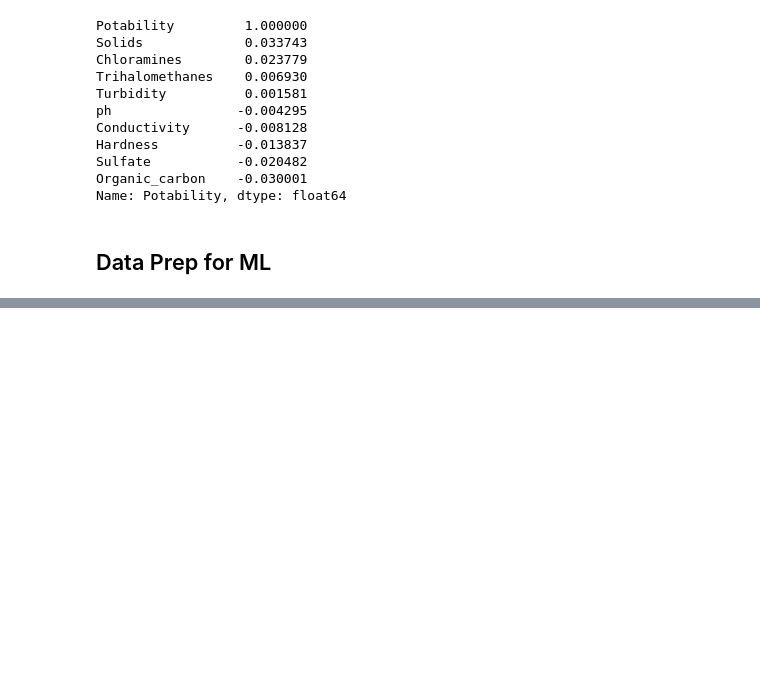
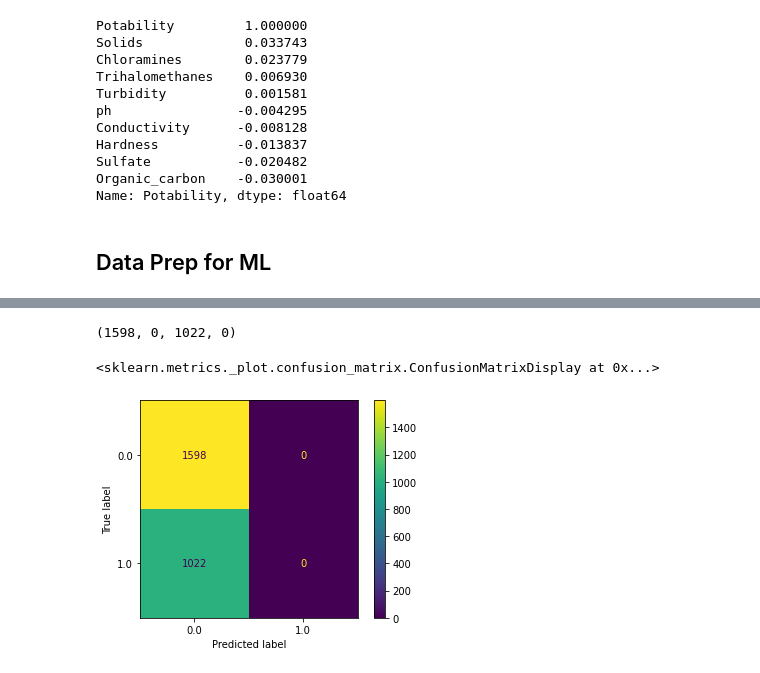
Before and after one commit to lloydhamilton/tensorflow_oreily, a Jupyter notebook: water_quality.ipynb, the cells around one changed output, grey strips where cells are left out. Saved outputs shown, nothing was run; the diff lists cells and outputs as text; code cells hidden in the pictures; blank space fills up the shorter version.

Commit message:
Confusion matrix

```diff
--- a/water_quality.ipynb
+++ b/water_quality.ipynb
@@ -218,0 +263,9 @@ ImportError: cannot import name 'StandarScaler' from 'sklearn.preprocessing' (/U
+# %%
+# Two methods for prediction output.
+log_pred_water_quality_prob = logistic_model.predict_proba(water_quality_tr)
+log_pred_water_quality = logistic_model.predict(water_quality_tr)
+probability_predictions = pd.DataFrame(log_pred_water_quality_prob)
+probability_predictions["Final_pred"] = np.where(probability_predictions.loc[:,1] > 0.5, 1, 0)
+probability_predictions.columns = ["not_portable", "pred_portability", "final_pred"]
+probability_predictions.drop("not_portable", axis = 1, inplace = True)
+probability_predictions
@@ -218,0 +286,12 @@ ImportError: cannot import name 'StandarScaler' from 'sklearn.preprocessing' (/U
+# %%
+# Joining all data back together. Need to set_index if
+# index are wrong the data does not get joined properly. NAN's coehersed
+
+water_quality_tr.columns = water_quality_prep.columns
+water_quality_final_table = pd.concat([water_quality_tr,
+                                       probability_predictions], axis = 1)
+labels = pd.DataFrame(strat_train_set["Potability"]).astype(np.int64)
+water_quality_final_table = water_quality_final_table.set_index(labels.index)
+water_quality_final_table = pd.concat([water_quality_final_table,
+                                      labels], axis = 1)
+water_quality_final_table
@@ -218,0 +312,18 @@ ImportError: cannot import name 'StandarScaler' from 'sklearn.preprocessing' (/U
+# %%
+from sklearn.metrics import confusion_matrix
+
+tn, fp, fn, tp = confusion_matrix(water_quality_final_table.loc[:,"Potability"],
+                                  water_quality_final_table.loc[:,"final_pred"]).ravel()
+(tn, fp, fn, tp)
+# %% [output]
+(1598, 0, 1022, 0)
+# %%
+from sklearn.metrics import confusion_matrix, ConfusionMatrixDisplay
+cm = confusion_matrix(water_quality_final_table.loc[:,"Potability"],
+                                  water_quality_final_table.loc[:,"final_pred"])
+disp = ConfusionMatrixDisplay(confusion_matrix = cm,
+                             display_labels = logistic_model.classes_)
+disp.plot()
+# %% [output]
+<sklearn.metrics._plot.confusion_matrix.ConfusionMatrixDisplay at 0x...>
+[figure, added]
```
Also changed, not shown: parts of 13 cells of this notebook.
